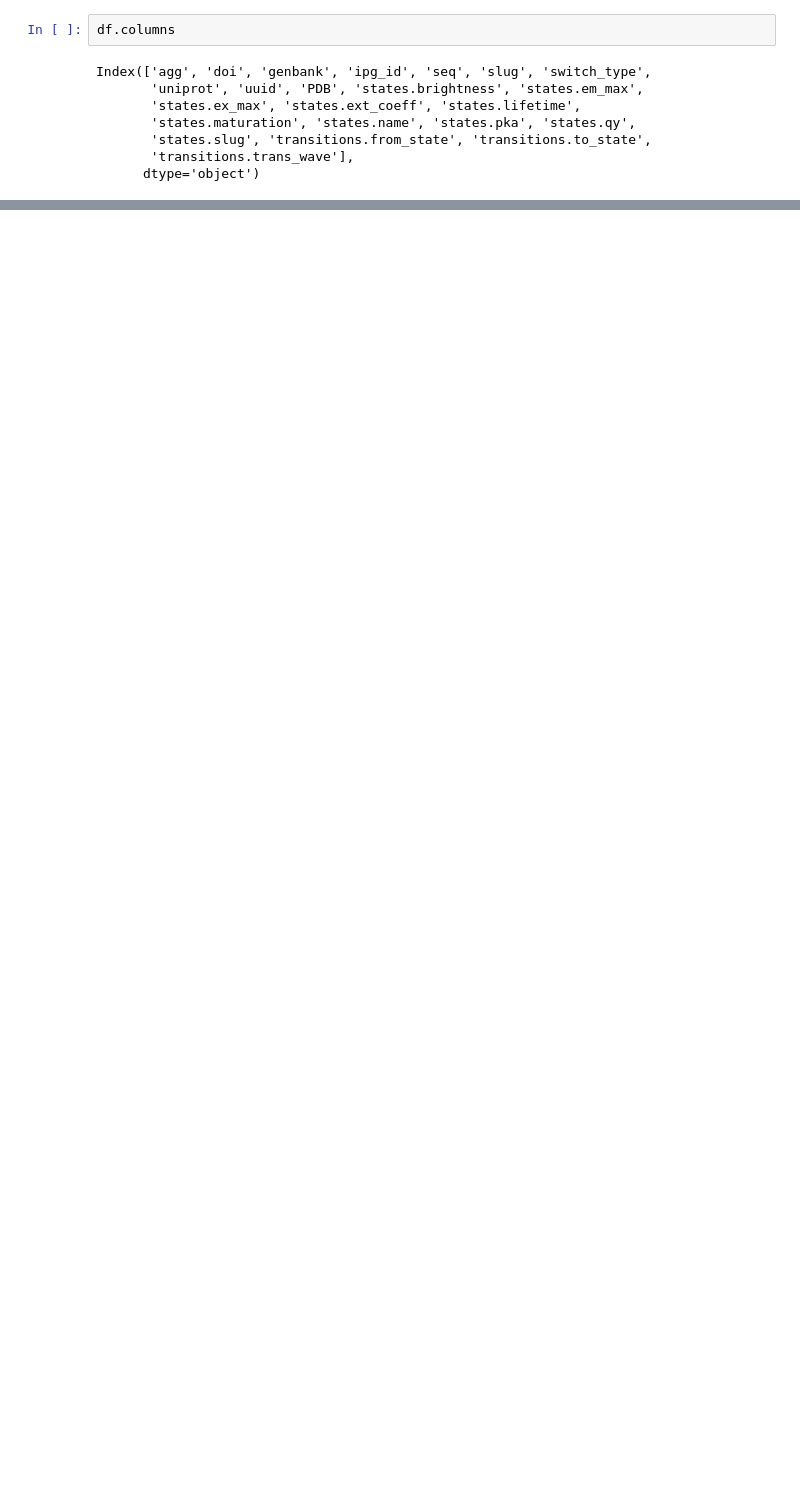
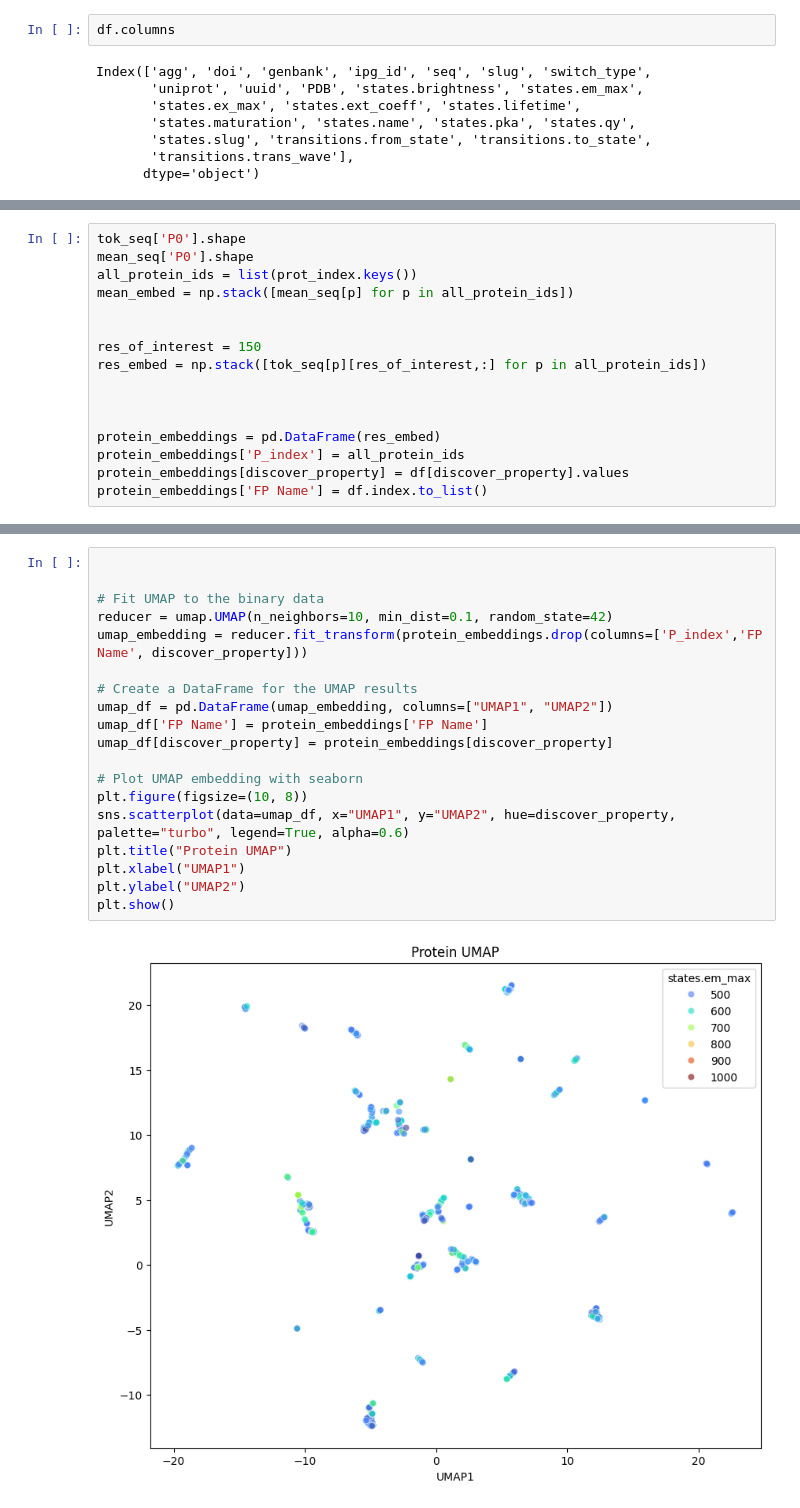
Before and after one commit to anlyons/FPs_R_COOL, a Jupyter notebook: FPbase_Data_Extraction.ipynb, the cells around one changed output, grey strips where cells are left out. Cells and saved outputs as stored; diff of their text form; blank space fills up the shorter version.

Commit message:
UMAP live

```diff
--- a/FPbase_Data_Extraction.ipynb
+++ b/FPbase_Data_Extraction.ipynb
@@ -158,0 +258,16 @@ has GPU? True
+# %%
+tok_seq['P0'].shape
+mean_seq['P0'].shape
+all_protein_ids = list(prot_index.keys())
+mean_embed = np.stack([mean_seq[p] for p in all_protein_ids])
+
+
+res_of_interest = 150
+res_embed = np.stack([tok_seq[p][res_of_interest,:] for p in all_protein_ids])
+
+
+
+protein_embeddings = pd.DataFrame(res_embed)
+protein_embeddings['P_index'] = all_protein_ids
+protein_embeddings[discover_property] = df[discover_property].values
+protein_embeddings['FP Name'] = df.index.to_list()
@@ -158,0 +290,21 @@ has GPU? True
+# %%
+
+
+# Fit UMAP to the binary data
+reducer = umap.UMAP(n_neighbors=10, min_dist=0.1, random_state=42)
+umap_embedding = reducer.fit_transform(protein_embeddings.drop(columns=['P_index','FP Name', discover_property]))
+
+# Create a DataFrame for the UMAP results
+umap_df = pd.DataFrame(umap_embedding, columns=["UMAP1", "UMAP2"])
+umap_df['FP Name'] = protein_embeddings['FP Name']
+umap_df[discover_property] = protein_embeddings[discover_property]
+
+# Plot UMAP embedding with seaborn
+plt.figure(figsize=(10, 8))
+sns.scatterplot(data=umap_df, x="UMAP1", y="UMAP2", hue=discover_property, palette="turbo", legend=True, alpha=0.6)
+plt.title("Protein UMAP")
+plt.xlabel("UMAP1")
+plt.ylabel("UMAP2")
+plt.show()
+# %% [output]
+[figure, added]
```
Also changed, not shown: parts of 29 cells of this notebook.
